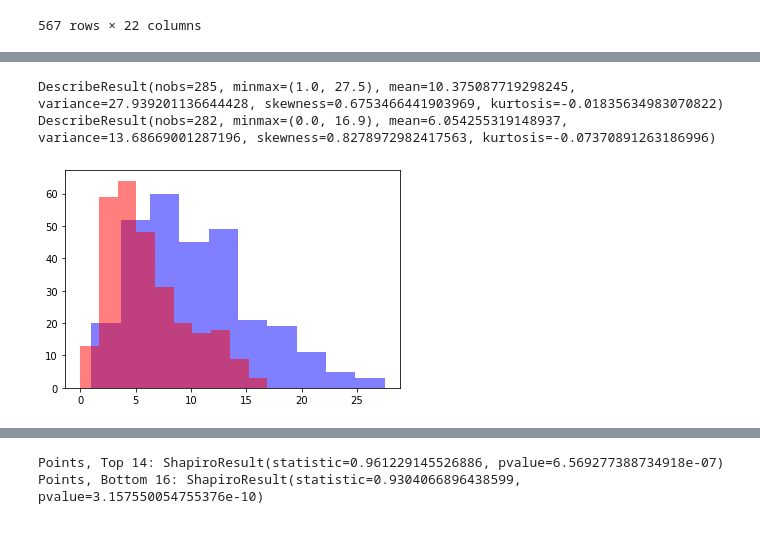
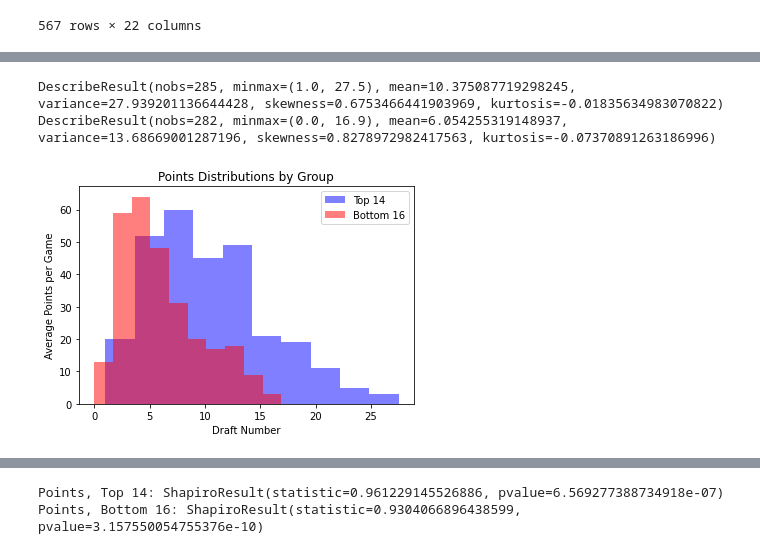
Before and after one commit to AngelCobos1/Capstone_1, a Jupyter notebook: NBA_Draft_Picks.ipynb, the cells around one changed output, grey strips where cells are left out. Drawn from its saved outputs; the diff is of its cells as text; code cells hidden in the pictures.

```diff
--- a/NBA_Draft_Picks.ipynb
+++ b/NBA_Draft_Picks.ipynb
@@ -118,16 +114,21 @@ fr_bottom_picks = results_df.loc[results_df['draft_number'] >= 15]
 # %%
 # Data Analysis:
 # We can see below that when comparing points between the two groups there is a difference
 # in the distribution of points scored over three seasons. We can also visually confirm a safely assumable normal ditribution
 # of data. Furthermore, the skewness and kurtosis measures are well within the ranges for the data to be considered normally
 # distributed.
 
-plt.hist(fr_top_picks['pts'], alpha = .5, color = 'b')
-plt.hist(fr_bottom_picks['pts'], alpha = .5, color = 'r')
+plt.hist(fr_top_picks['pts'], alpha= .5, color= 'b', label= 'Top 14')
+plt.hist(fr_bottom_picks['pts'], alpha= .5, color= 'r', label= 'Bottom 16')
+plt.title('Points Distributions by Group')
+plt.xlabel('Draft Number')
+plt.ylabel('Average Points per Game')
+plt.legend()
 
 print(stats.describe(fr_top_picks['pts']))
 print(stats.describe(fr_bottom_picks['pts']))
+plt.show()
 # %% [output]
 DescribeResult(nobs=285, minmax=(1.0, 27.5), mean=10.375087719298245, variance=27.939201136644428, skewness=0.6753466441903969, kurtosis=-0.01835634983070822)
 DescribeResult(nobs=282, minmax=(0.0, 16.9), mean=6.054255319148937, variance=13.68669001287196, skewness=0.8278972982417563, kurtosis=-0.07370891263186996)
-[figure, old version]
+[figure, new version]
```
Also changed, not shown: parts of 10 cells of this notebook.
